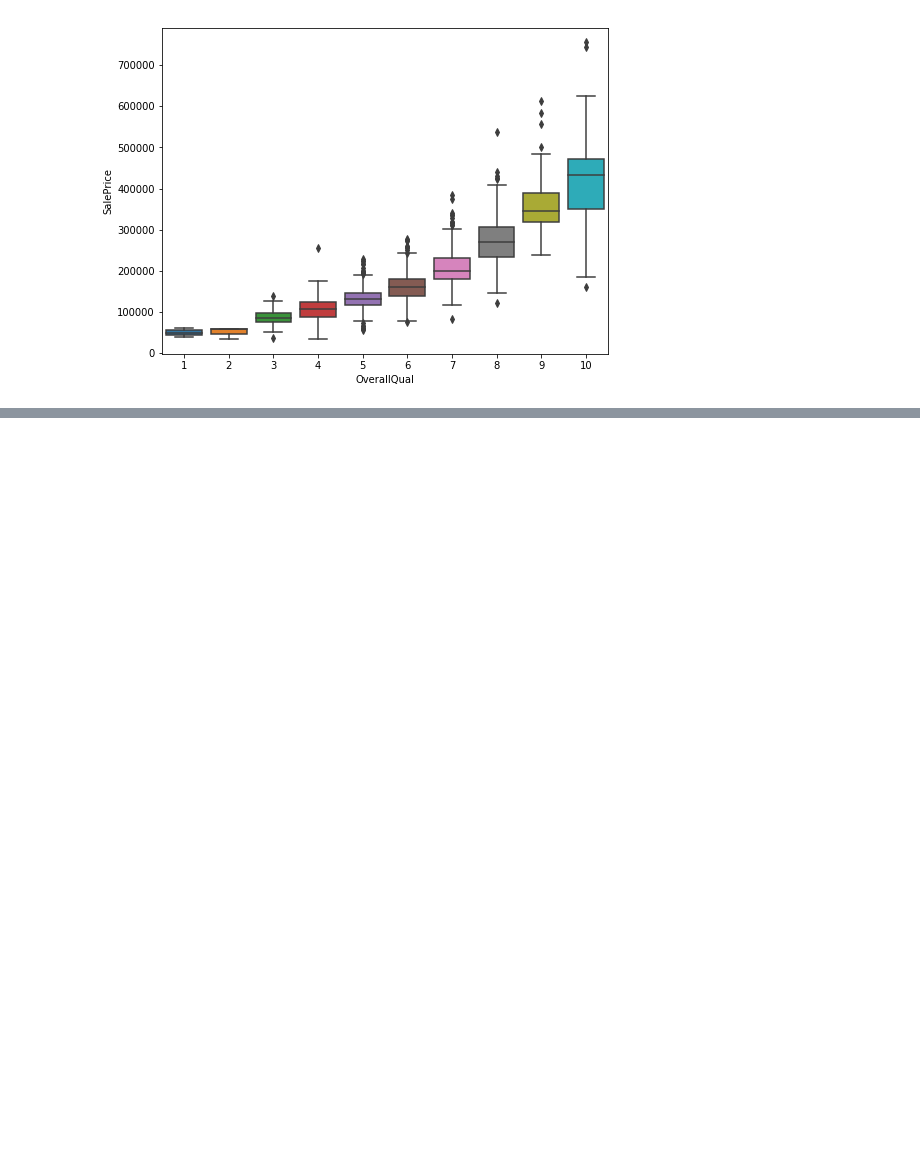
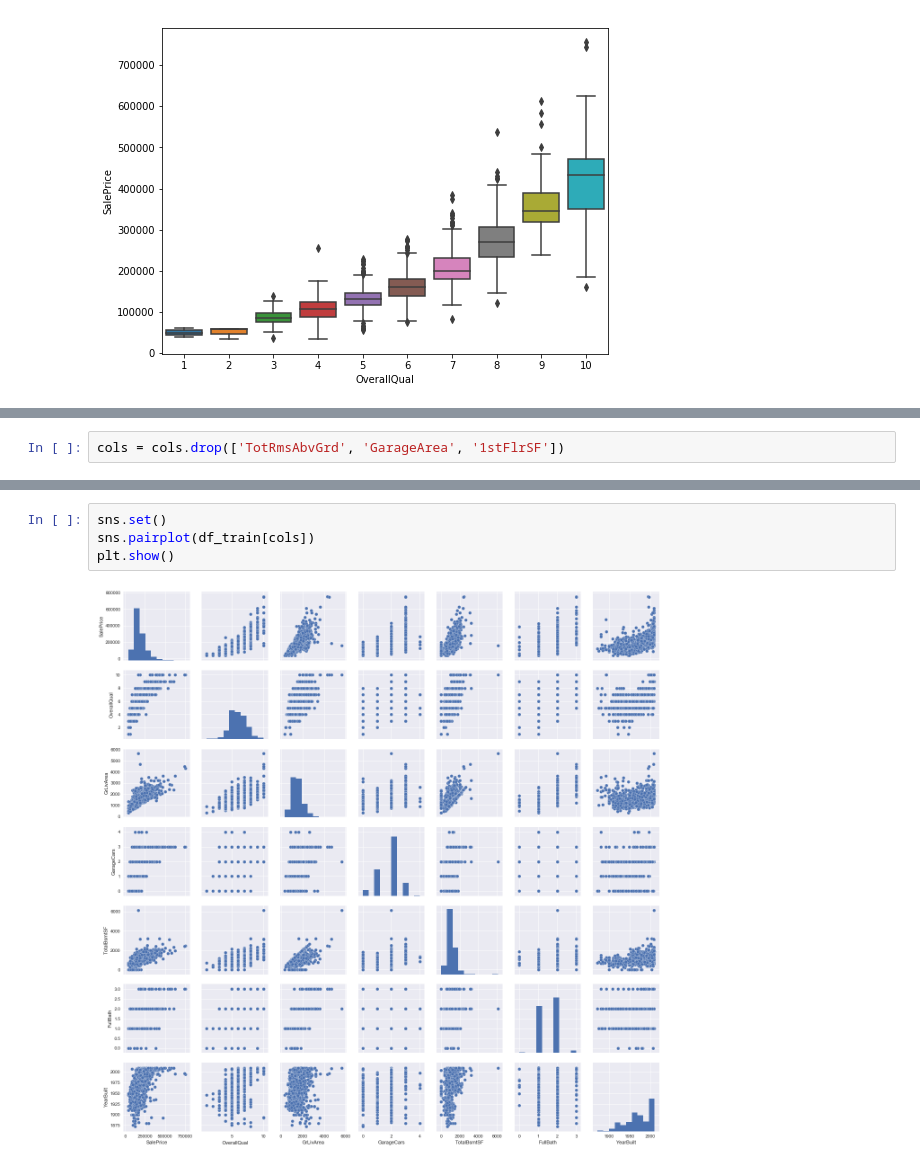
Before and after one commit to nosangho/Kaggle, a Jupyter notebook: House_prices/bestkernel_copy.ipynb, the cells around one changed output, grey strips where cells are left out. Drawn from its saved outputs; the diff is of its cells as text; blank space fills up the shorter version.

```diff
--- a/House_prices/bestkernel_copy.ipynb
+++ b/House_prices/bestkernel_copy.ipynb
@@ -104,0 +131,2 @@ fig = sns.boxplot(x=var, y="SalePrice", data=data)
+# %%
+cols = cols.drop(['TotRmsAbvGrd', 'GarageArea', '1stFlrSF'])
@@ -104,0 +139,6 @@ fig = sns.boxplot(x=var, y="SalePrice", data=data)
+# %%
+sns.set()
+sns.pairplot(df_train[cols])
+plt.show()
+# %% [output]
+[figure, added]
```
Also changed, not shown: parts of 8 cells of this notebook, 3 other files.
